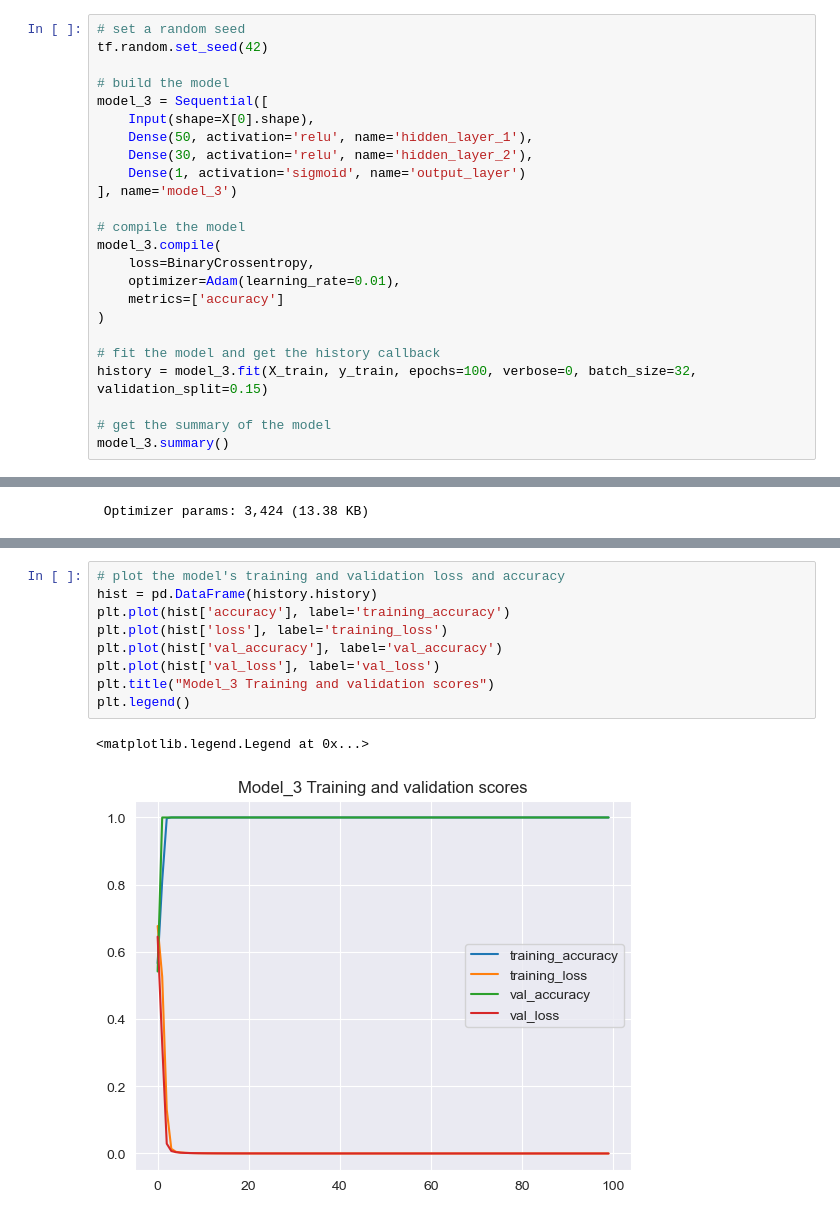
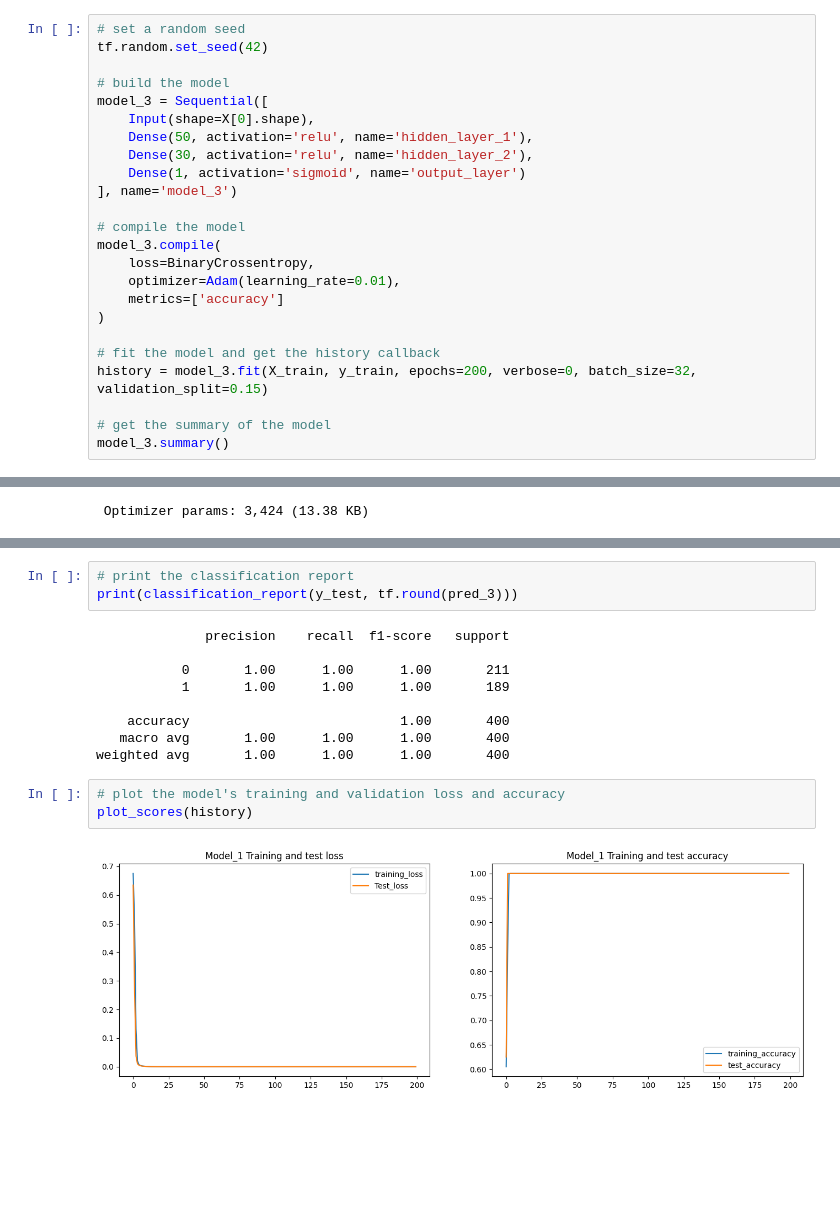
Before and after one commit to Jefest1/deep_learning_TensorFlow_Lessons, a Jupyter notebook: 02_classification_with_tensorflow.ipynb, the cells around one changed output, grey strips where cells are left out. Saved outputs shown, nothing was run; the diff lists cells and outputs as text; blank space fills up the shorter version.

```diff
--- a/02_classification_with_tensorflow.ipynb
+++ b/02_classification_with_tensorflow.ipynb
@@ -213,7 +308,7 @@ model_3.compile(
 )
 
 # fit the model and get the history callback
-history = model_3.fit(X_train, y_train, epochs=100, verbose=0, batch_size=32, validation_split=0.15)
+history = model_3.fit(X_train, y_train, epochs=200, verbose=0, batch_size=32, validation_split=0.15)
 
 # get the summary of the model
 model_3.summary()
@@ -241,13 +347,18 @@ model_3.evaluate(X_test, y_test)
+# %%
+# print the classification report
+print(classification_report(y_test, tf.round(pred_3)))
+# %% [output]
+              precision    recall  f1-score   support
+
+           0       1.00      1.00      1.00       211
+           1       1.00      1.00      1.00       189
+
+    accuracy                           1.00       400
+   macro avg       1.00      1.00      1.00       400
+weighted avg       1.00      1.00      1.00       400
 # %%
 # plot the model's training and validation loss and accuracy
-hist = pd.DataFrame(history.history)
-plt.plot(hist['accuracy'], label='training_accuracy')
-plt.plot(hist['loss'], label='training_loss')
-plt.plot(hist['val_accuracy'], label='val_accuracy')
-plt.plot(hist['val_loss'], label='val_loss')
-plt.title("Model_3 Training and validation scores")
-plt.legend()
+plot_scores(history)
 # %% [output]
-<matplotlib.legend.Legend at 0x...>
-[figure, old version]
+[figure, new version]
 # %%
```
Also changed, not shown: parts of 28 cells of this notebook.
